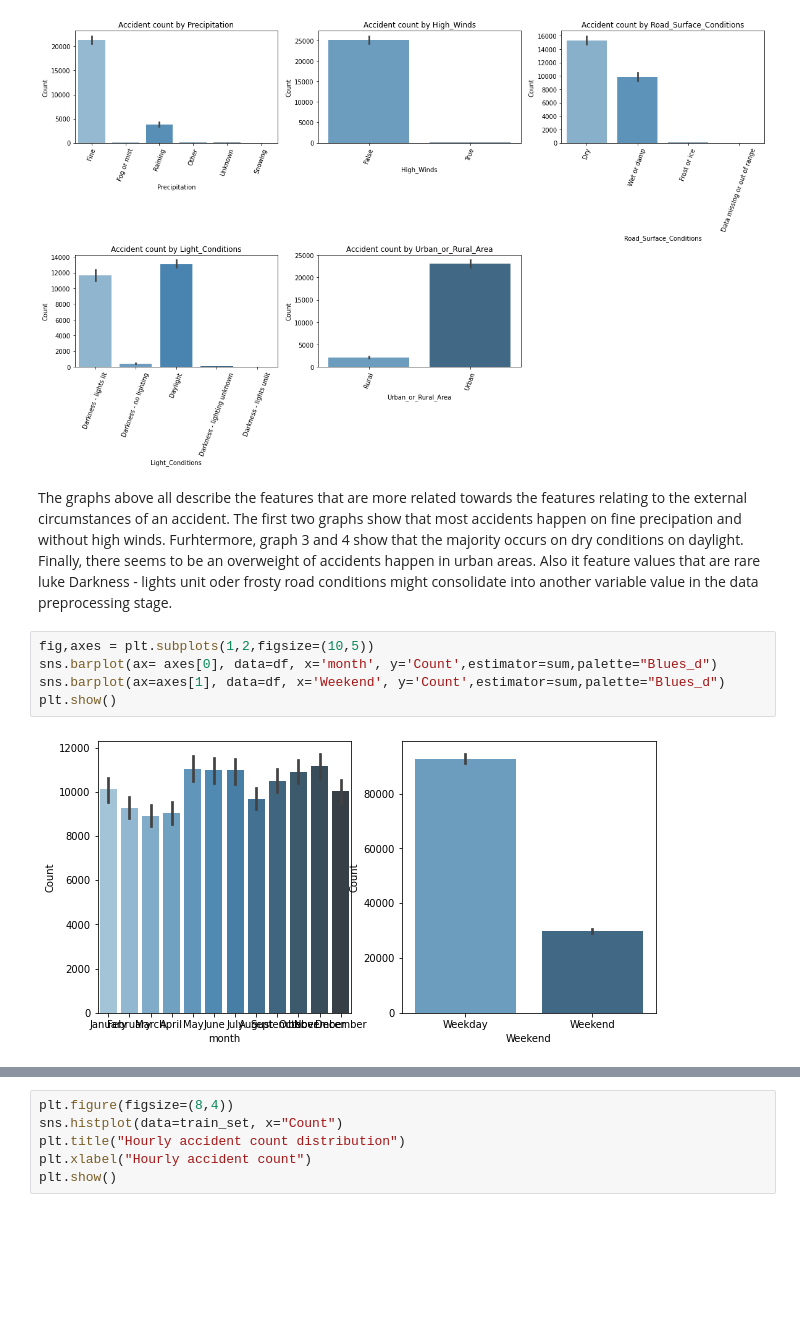
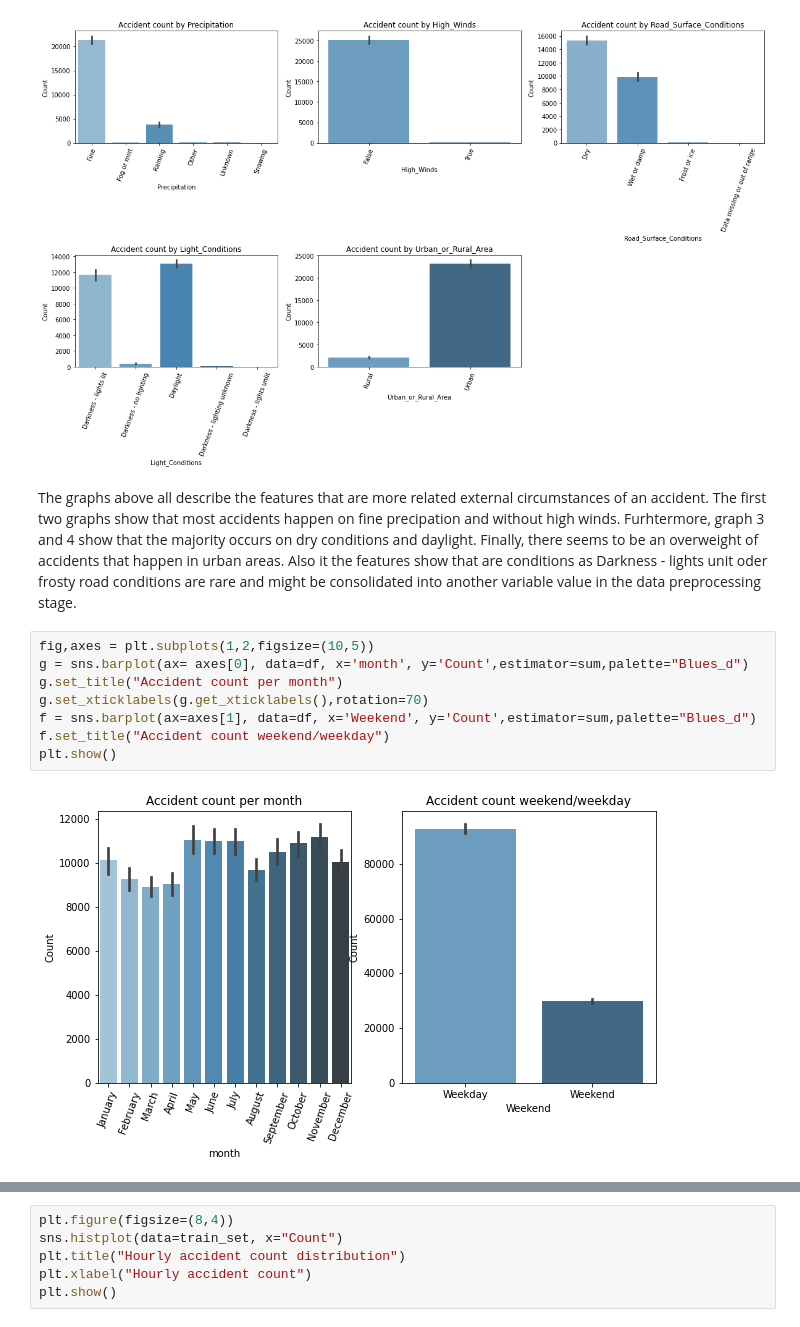
Before and after one commit to vincm1/UK_accidents, a Jupyter notebook: Final_assignment_Big_Data_for_Decision_Making_(2021_22_BNK432_NO02_A).ipynb, the cells around one changed output, grey strips where cells are left out. Saved outputs shown, nothing was run; the diff lists cells and outputs as text; blank space fills up the shorter version.

```diff
--- a/Final_assignment_Big_Data_for_Decision_Making_(2021_22_BNK432_NO02_A).ipynb
+++ b/Final_assignment_Big_Data_for_Decision_Making_(2021_22_BNK432_NO02_A).ipynb
@@ -230,11 +230,14 @@ plt.show()
 # %% [output]
 [figure]
 # %% [markdown]
-The graphs above all describe the features that are more related towards the features relating to the external circumstances of an accident. The first two graphs show that most accidents happen on fine precipation and without high winds. Furhtermore, graph 3 and 4 show that the majority occurs on dry conditions on daylight. Finally, there seems to be an overweight of accidents happen in urban areas. Also it feature values that are rare luke Darkness - lights unit oder frosty road conditions might consolidate into another variable value in the data preprocessing stage.
+The graphs above all describe the features that are more related external circumstances of an accident. The first two graphs show that most accidents happen on fine precipation and without high winds. Furhtermore, graph 3 and 4 show that the majority occurs on dry conditions and daylight. Finally, there seems to be an overweight of accidents that happen in urban areas. Also it the features show that are conditions as Darkness - lights unit oder frosty road conditions are rare and might be consolidated into another variable value in the data preprocessing stage.
 # %%
 fig,axes = plt.subplots(1,2,figsize=(10,5))
-sns.barplot(ax= axes[0], data=df, x='month', y='Count',estimator=sum,palette="Blues_d")
-sns.barplot(ax=axes[1], data=df, x='Weekend', y='Count',estimator=sum,palette="Blues_d")
+g = sns.barplot(ax= axes[0], data=df, x='month', y='Count',estimator=sum,palette="Blues_d")
+g.set_title("Accident count per month")
+g.set_xticklabels(g.get_xticklabels(),rotation=70)
+f = sns.barplot(ax=axes[1], data=df, x='Weekend', y='Count',estimator=sum,palette="Blues_d")
+f.set_title("Accident count weekend/weekday")
 plt.show()
 # %% [output]
-[figure, old version]
+[figure, new version]
```
Also changed, not shown: parts of 39 cells of this notebook.
